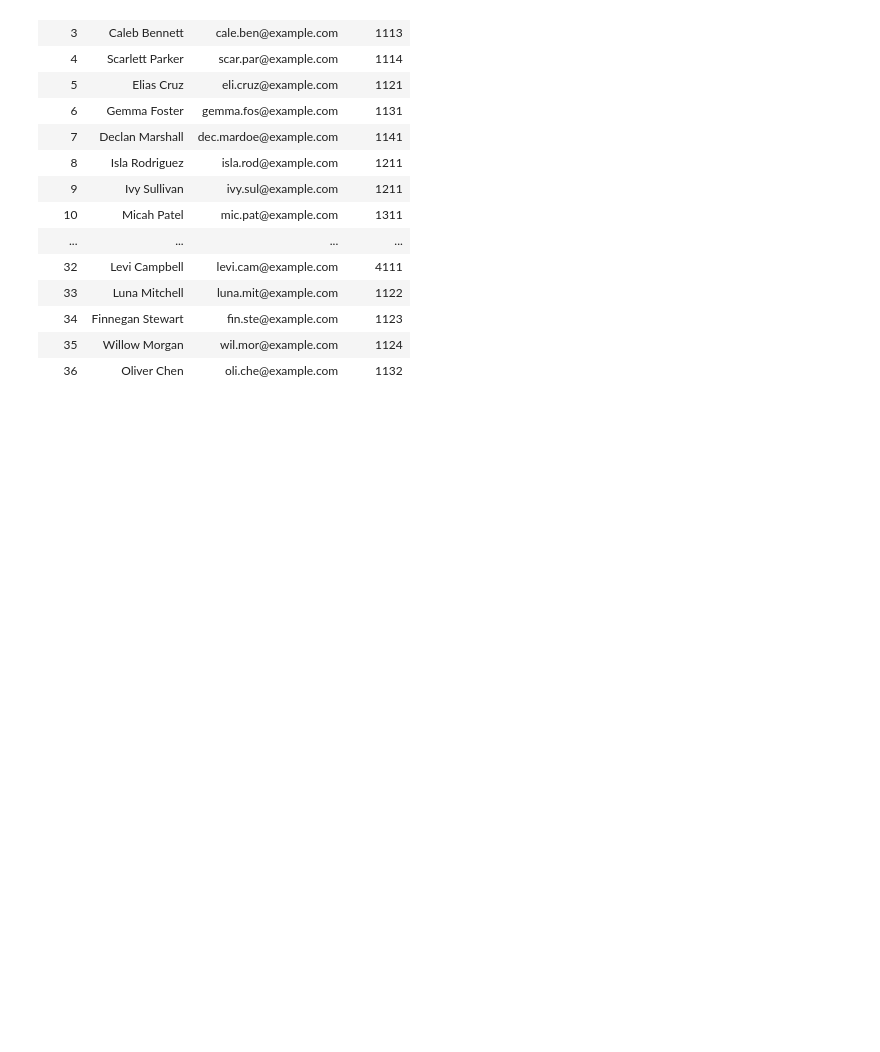
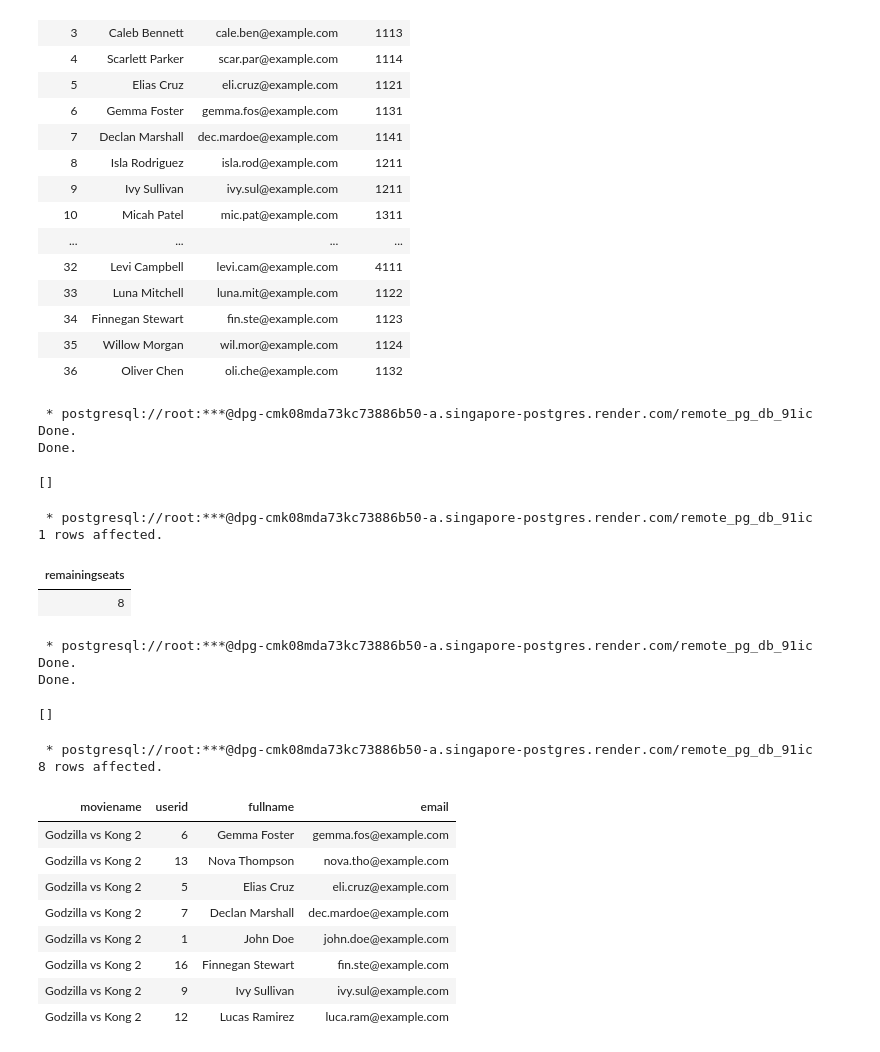
Before and after one commit to Pisit-Iam/DB-Project, a Jupyter notebook: DB_Project.ipynb, the cells around one changed output. Drawn from its saved outputs; the diff is of its cells as text; code cells hidden in the pictures; blank space fills up the shorter version.

```diff
--- a/DB_Project.ipynb
+++ b/DB_Project.ipynb
@@ -264,3 +304,76 @@ SELECT * FROM Users;
 | 34 | Finnegan Stewart | fin.ste@example.com | 1123 |
 | 35 | Willow Morgan | wil.mor@example.com | 1124 |
 | 36 | Oliver Chen | oli.che@example.com | 1132 |
+# %%
+%%sql
+DROP FUNCTION IF EXISTS CheckSeatAvailability(INT, INT);
+CREATE OR REPLACE FUNCTION CheckSeatAvailability(ShowtimeID INT, SeatID INT) RETURNS INT AS $$
+DECLARE
+    TotalSeats INT;
+    BookedSeats INT;
+    RemainingSeats INT;
+BEGIN
+    SELECT COUNT(*) INTO TotalSeats
+    FROM Seats;
+    SELECT SUM(NumberOfTickets) INTO BookedSeats
+    FROM Bookings
+    WHERE Bookings.ShowtimeID = CheckSeatAvailability.ShowtimeID;
+
+    -- Calculate remaining seats
+    RemainingSeats := TotalSeats - COALESCE(BookedSeats, 0);
+
+    RETURN RemainingSeats;
+END;
+$$ LANGUAGE plpgsql;
+# %% [output]
+ * postgresql://root:***@dpg-cmk08mda73kc73886b50-a.singapore-postgres.render.com/remote_pg_db_91ic
+Done.
+Done.
+[]
+# %%
+%%sql
+SELECT CheckSeatAvailability(1, 2) AS RemainingSeats;
+# %% [output]
+ * postgresql://root:***@dpg-cmk08mda73kc73886b50-a.singapore-postgres.render.com/remote_pg_db_91ic
+1 rows affected.
+| remainingseats |
+| 8 |
+# %%
+%%sql
+DROP FUNCTION IF EXISTS GetUsersWatchingMovie(INT);
+CREATE OR REPLACE FUNCTION GetUsersWatchingMovie(MovieID INT) RETURNS TABLE (
+    MovieName VARCHAR(255),
+    UserID INT,
+    FullName VARCHAR(255),
+    Email VARCHAR(255)
+) AS $$
+BEGIN
+    RETURN QUERY
+    SELECT DISTINCT M.Title AS MovieName, U.UserID, U.FullName, U.Email
+    FROM Users U
+    INNER JOIN Bookings B ON U.UserID = B.UserID
+    INNER JOIN Showtimes S ON B.ShowtimeID = S.ShowtimeID
+    INNER JOIN Movies M ON S.MovieID = M.MovieID
+    WHERE M.MovieID = GetUsersWatchingMovie.MovieID;
+END;
+$$ LANGUAGE plpgsql;
+# %% [output]
+ * postgresql://root:***@dpg-cmk08mda73kc73886b50-a.singapore-postgres.render.com/remote_pg_db_91ic
+Done.
+Done.
+[]
+# %%
+%%sql
+SELECT * FROM GetUsersWatchingMovie(1);
+# %% [output]
+ * postgresql://root:***@dpg-cmk08mda73kc73886b50-a.singapore-postgres.render.com/remote_pg_db_91ic
+8 rows affected.
+| moviename | userid | fullname | email |
+| Godzilla vs Kong 2 | 6 | Gemma Foster | gemma.fos@example.com |
+| Godzilla vs Kong 2 | 13 | Nova Thompson | nova.tho@example.com |
+| Godzilla vs Kong 2 | 5 | Elias Cruz | eli.cruz@example.com |
+| Godzilla vs Kong 2 | 7 | Declan Marshall | dec.mardoe@example.com |
+| Godzilla vs Kong 2 | 1 | John Doe | john.doe@example.com |
+| Godzilla vs Kong 2 | 16 | Finnegan Stewart | fin.ste@example.com |
+| Godzilla vs Kong 2 | 9 | Ivy Sullivan | ivy.sul@example.com |
+| Godzilla vs Kong 2 | 12 | Lucas Ramirez | luca.ram@example.com |
```
Also changed, not shown: parts of 6 cells of this notebook.
